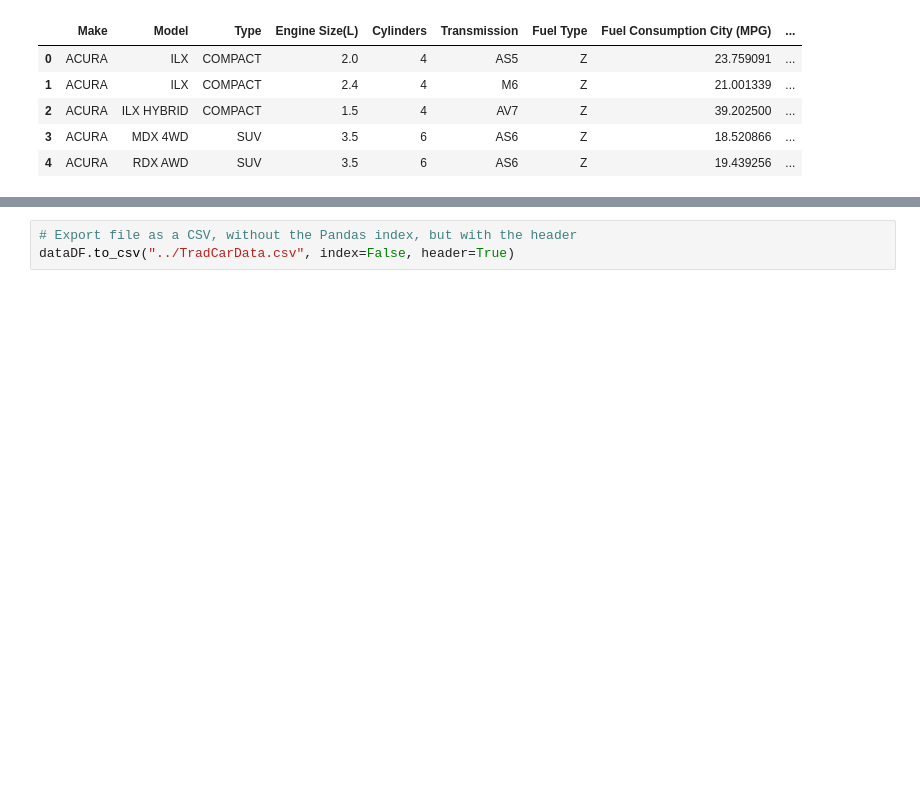
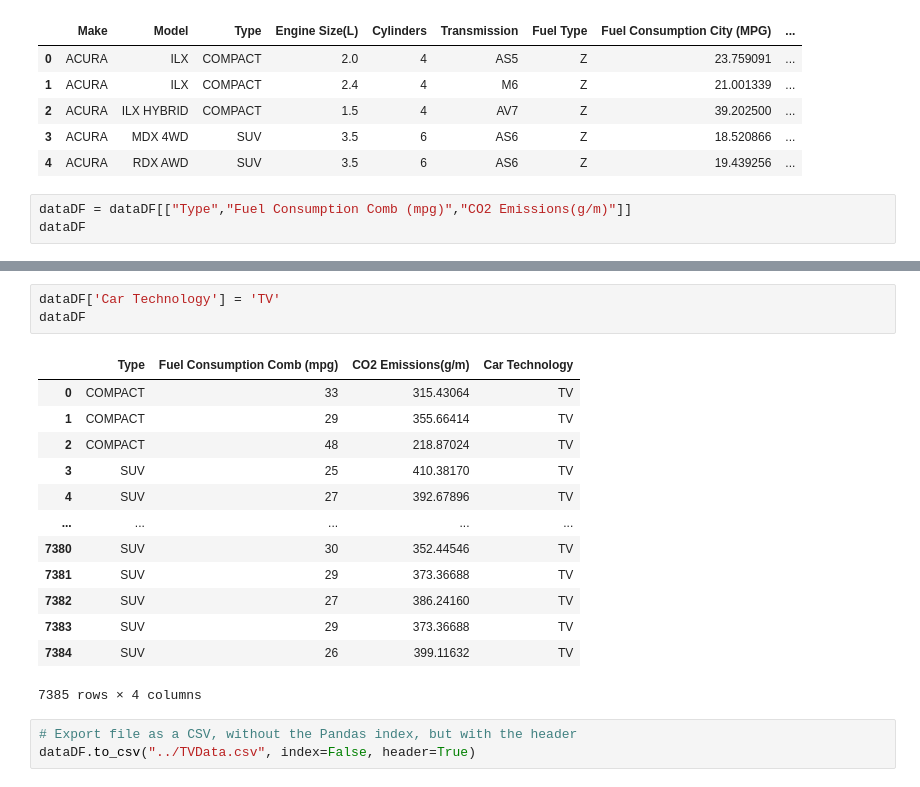
Before and after one commit to cami5326/Project3-data-visualization, a Jupyter notebook: Data/Jupyter Workbook/TradCarCO2.ipynb, the cells around one changed output, grey strips where cells are left out. Saved outputs shown, nothing was run; the diff lists cells and outputs as text; blank space fills up the shorter version.

```diff
--- a/Data/Jupyter Workbook/TradCarCO2.ipynb
+++ b/Data/Jupyter Workbook/TradCarCO2.ipynb
@@ -106,3 +106,6 @@ dataDF.head()
 | 2 | ACURA | ILX HYBRID | COMPACT | 1.5 | 4 | AV7 | Z | 39.202500 | ... |
 | 3 | ACURA | MDX 4WD | SUV | 3.5 | 6 | AS6 | Z | 18.520866 | ... |
 | 4 | ACURA | RDX AWD | SUV | 3.5 | 6 | AS6 | Z | 19.439256 | ... |
+# %%
+dataDF = dataDF[["Type","Fuel Consumption Comb (mpg)","CO2 Emissions(g/m)"]]
+dataDF
@@ -109,3 +126,20 @@ dataDF.head()
+# %%
+dataDF['Car Technology'] = 'TV'
+dataDF
+# %% [output]
+|  | Type | Fuel Consumption Comb (mpg) | CO2 Emissions(g/m) | Car Technology |
+| 0 | COMPACT | 33 | 315.43064 | TV |
+| 1 | COMPACT | 29 | 355.66414 | TV |
+| 2 | COMPACT | 48 | 218.87024 | TV |
+| 3 | SUV | 25 | 410.38170 | TV |
+| 4 | SUV | 27 | 392.67896 | TV |
+| ... | ... | ... | ... | ... |
+| 7380 | SUV | 30 | 352.44546 | TV |
+| 7381 | SUV | 29 | 373.36688 | TV |
+| 7382 | SUV | 27 | 386.24160 | TV |
+| 7383 | SUV | 29 | 373.36688 | TV |
+| 7384 | SUV | 26 | 399.11632 | TV |
+7385 rows × 4 columns
 # %%
 # Export file as a CSV, without the Pandas index, but with the header
-dataDF.to_csv("../TradCarData.csv", index=False, header=True)
+dataDF.to_csv("../TVData.csv", index=False, header=True)
```
Also changed, not shown: parts of 1 cell of this notebook, 7 other files.
